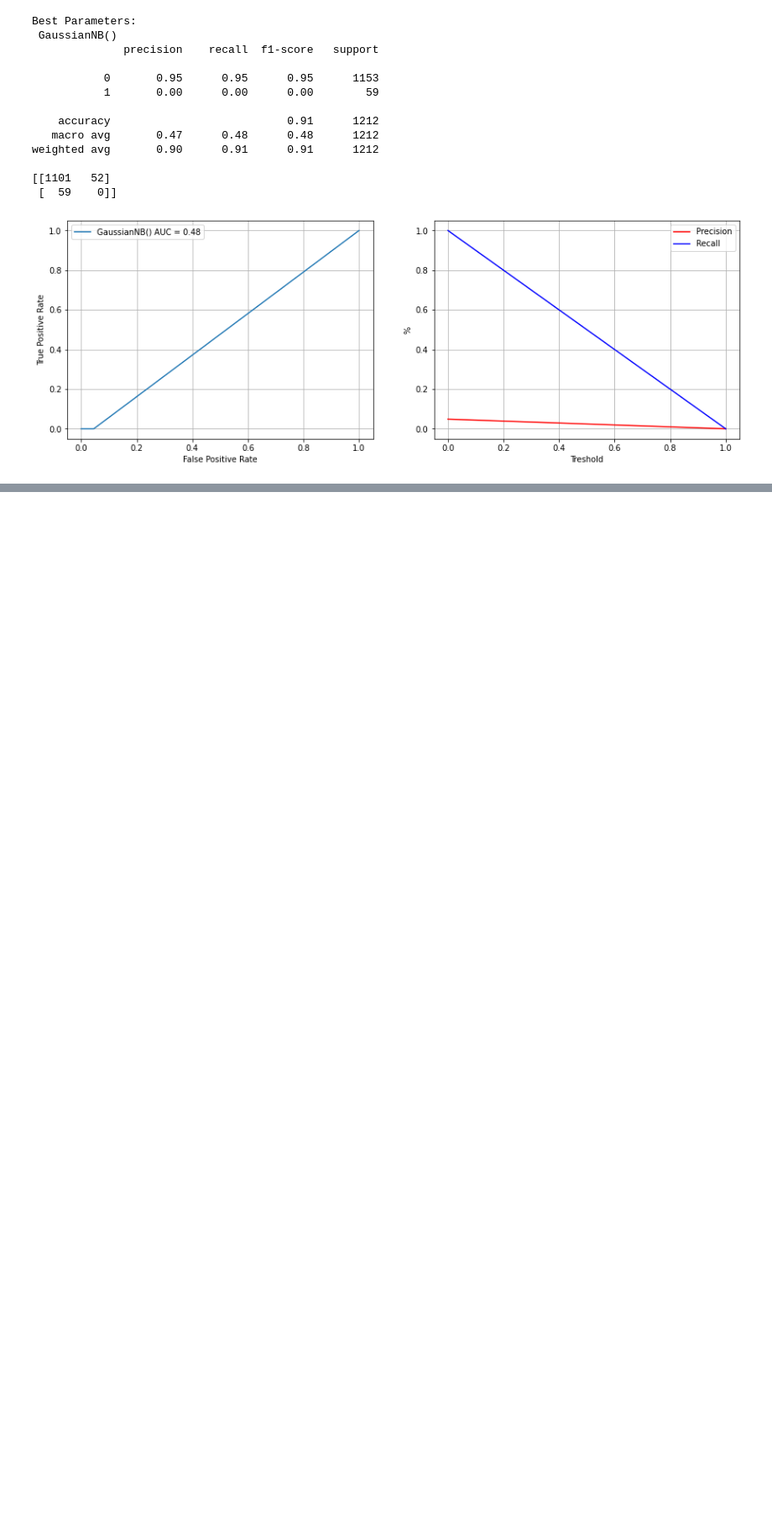
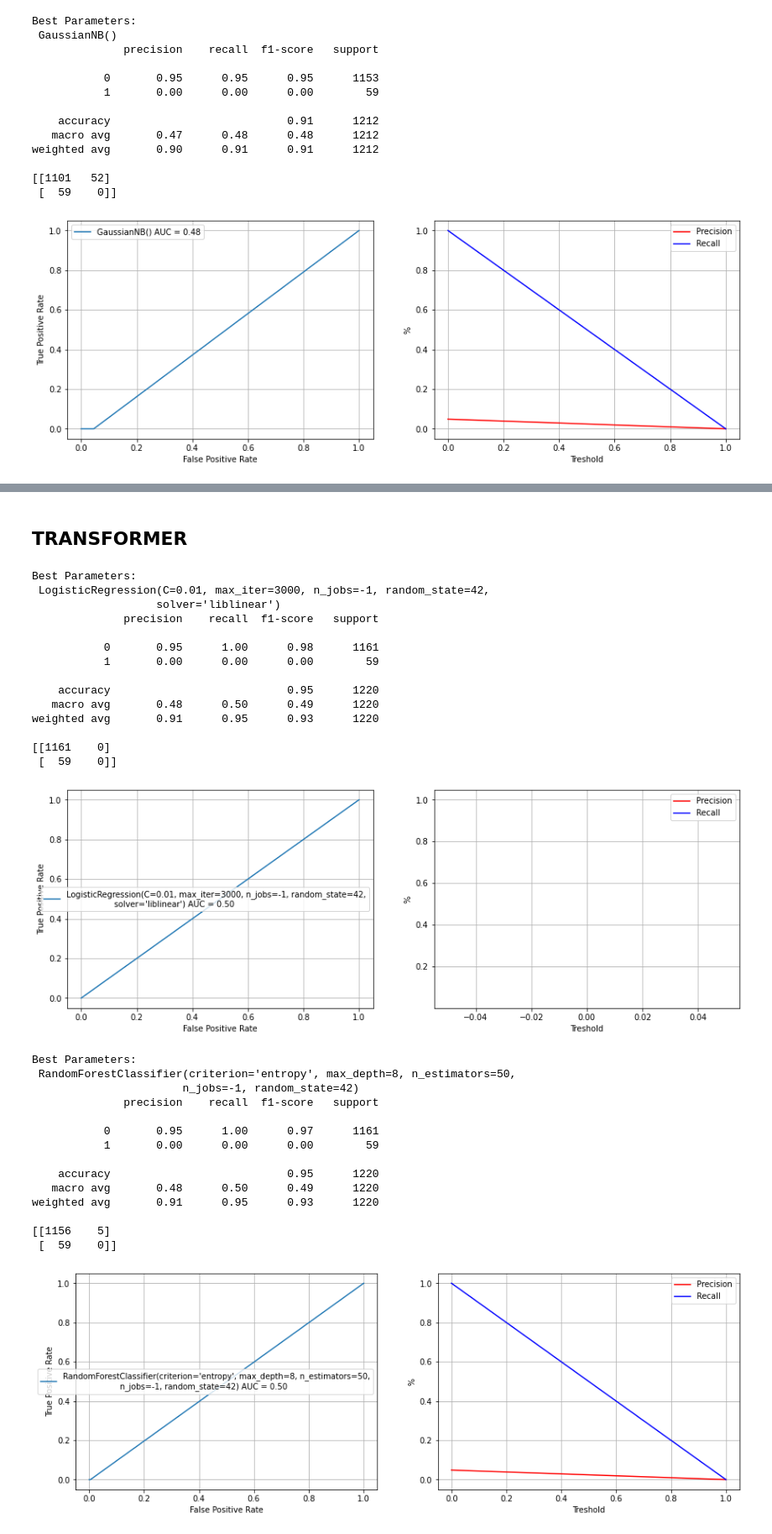
Before and after one commit to GGC17/htw, a Jupyter notebook: notebooks/model_bin_class.ipynb, the cells around one changed output, grey strips where cells are left out. Shown at 84% size. Cells and saved outputs as stored; diff of their text form; code cells hidden in the pictures; blank space fills up the shorter version.

```diff
--- a/notebooks/model_bin_class.ipynb
+++ b/notebooks/model_bin_class.ipynb
@@ -553,7 +558,7 @@ transf_col_drop = ['HVTrafo_Phase2_Temp_Avg', 'HVTrafo_Phase2_Temp_Avg_av', 'HVT
                    'Grd_Busbar_Temp_Avg', 'Grd_Busbar_Temp_Avg_av', 'Grd_Busbar_Temp_Avg_sd']
 # %%
 # Drop columns
-transformer_train = transformer_train.drop(columns = transf_col_drop)
-transformer_test = transformer_test.drop(columns = transf_col_drop)
+transformer_train_ = transformer_train.drop(columns = transf_col_drop)
+transformer_test_ = transformer_test.drop(columns = transf_col_drop)
 # %%
 # Scale
@@ -939,0 +1210,60 @@ weighted avg       0.90      0.91      0.91      1212
+# %% [markdown]
+## TRANSFORMER
+# %%
+transformer_train_2 = transformer_train[['Turbine_ID', 'Date','TTF', 'Failure', 'HVTrafo_Phase1_Temp_Avg',
+                                        'HVTrafo_Phase2_Temp_Avg', 'HVTrafo_Phase3_Temp_Avg', 'HVTrafo_Phase1_Temp_Avg_av',
+                                        'HVTrafo_Phase2_Temp_Avg_av', 'HVTrafo_Phase3_Temp_Avg_av', 'HVTrafo_Phase1_Temp_Avg_sd',
+                                        'HVTrafo_Phase2_Temp_Avg_sd', 'HVTrafo_Phase3_Temp_Avg_sd']]
+transformer_test_2 = transformer_test[['Turbine_ID', 'Date','TTF', 'Failure', 'HVTrafo_Phase1_Temp_Avg', 'HVTrafo_Phase2_Temp_Avg',
+                                      'HVTrafo_Phase3_Temp_Avg', 'HVTrafo_Phase1_Temp_Avg_av', 'HVTrafo_Phase2_Temp_Avg_av',
+                                      'HVTrafo_Phase3_Temp_Avg_av', 'HVTrafo_Phase1_Temp_Avg_sd', 'HVTrafo_Phase2_Temp_Avg_sd',
+                                      'HVTrafo_Phase3_Temp_Avg_sd']]
+# %%
+# Scale
+#X_train_transf_2, X_test_transf_2 = scale(transformer_train_2, transformer_test_2)
+X_train_transf_2 = transformer_train_2.drop(columns=['Turbine_ID', 'Date','TTF', 'Failure']) #Not scale - maybe it finds abnormal behaviour
+X_test_transf_2 = transformer_test_2.drop(columns=['Turbine_ID', 'Date','TTF', 'Failure']) #Not scale - maybe it finds abnormal behaviour
+# %%
+# Define target and Data Augmentation on training data
+y_train_transf_2 = transformer_train['Failure']
+y_test_transf_2 = transformer_test['Failure']
+X_train_transf_2, y_train_transf_2 = data_aug(X_train_transf_2, y_train_transf_2)
+# %%
+clf_logreg_transf_2, pred_logreg_transf_2 = logreg(X_train_transf_2, X_test_transf_2, y_train_transf_2, y_test_transf_2)
+clf_rfc_transf_2, pred_rfc_transf_2 = rfc(X_train_transf_2, X_test_transf_2, y_train_transf_2, y_test_transf_2)
+clf_gbc_transf_2, pred_gbc_transf_2 = gbc(X_train_transf_2, X_test_transf_2, y_train_transf_2, y_test_transf_2)
+clf_knn_transf_2, pred_knn_transf_2 = knn(X_train_transf_2, X_test_transf_2, y_train_transf_2, y_test_transf_2)
+clf_abc_transf_2, pred_abc_transf_2 = abc(X_train_transf_2, X_test_transf_2, y_train_transf_2, y_test_transf_2)
+clf_svc_transf_2, pred_svc_transf_2 = svc(X_train_transf_2, X_test_transf_2, y_train_transf_2, y_test_transf_2)
+clf_gnb_transf_2, pred_gnb_transf_2 = gnb(X_train_transf_2, X_test_transf_2, y_train_transf_2, y_test_transf_2)
+# %% [output]
+Best Parameters:
+ LogisticRegression(C=0.01, max_iter=3000, n_jobs=-1, random_state=42,
+                   solver='liblinear')
+              precision    recall  f1-score   support
+
+           0       0.95      1.00      0.98      1161
+           1       0.00      0.00      0.00        59
+
+    accuracy                           0.95      1220
+   macro avg       0.48      0.50      0.49      1220
+weighted avg       0.91      0.95      0.93      1220
+
+[[1161    0]
+ [  59    0]]
+[figure, added]
+Best Parameters:
+ RandomForestClassifier(criterion='entropy', max_depth=8, n_estimators=50,
+                       n_jobs=-1, random_state=42)
+              precision    recall  f1-score   support
+
+           0       0.95      1.00      0.97      1161
+           1       0.00      0.00      0.00        59
+
+    accuracy                           0.95      1220
+   macro avg       0.48      0.50      0.49      1220
+weighted avg       0.91      0.95      0.93      1220
+
+[[1156    5]
+ [  59    0]]
+[figure, added]
```
Also changed, not shown: parts of 42 cells of this notebook.
